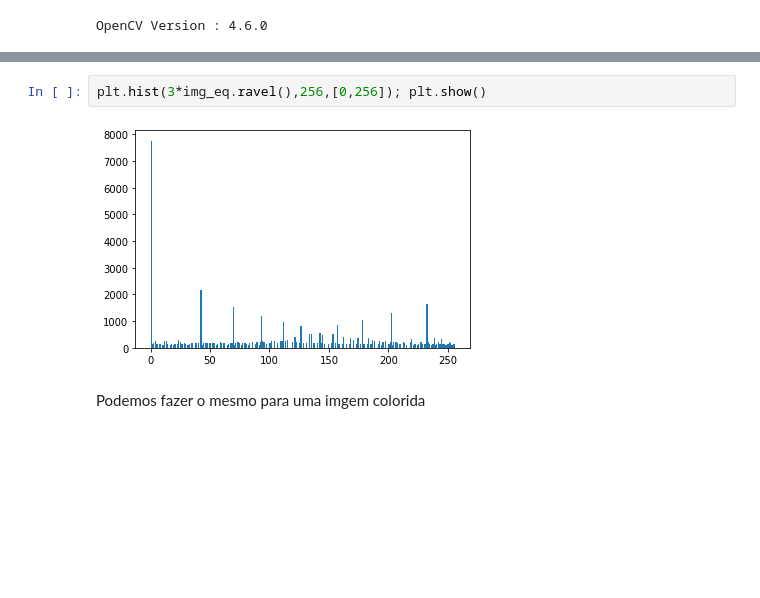
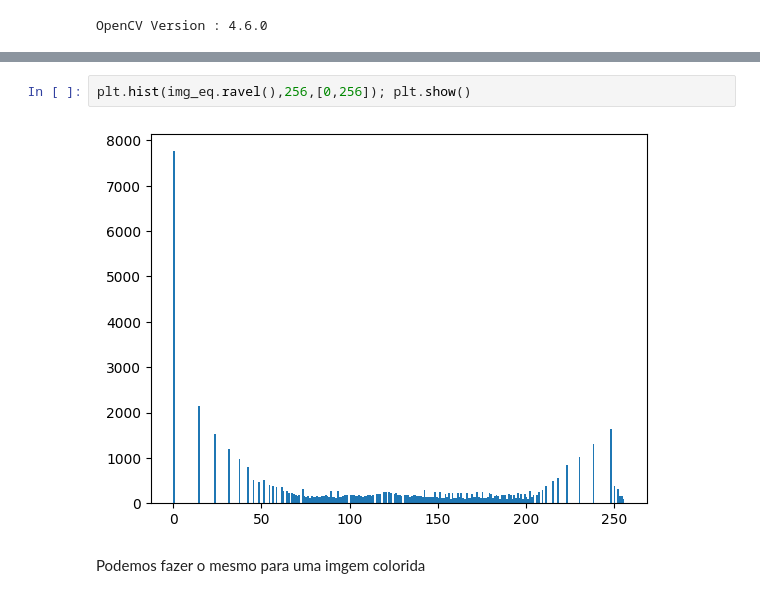
Before and after one commit to arnaldojr/cognitivecomputing, a Jupyter notebook: material/aulas/PDI/lab03/atividade3.ipynb, the cells around one changed output, grey strips where cells are left out. Cells and saved outputs as stored; diff of their text form; blank space fills up the shorter version.

```diff
--- a/material/aulas/PDI/lab03/atividade3.ipynb
+++ b/material/aulas/PDI/lab03/atividade3.ipynb
@@ -62,7 +44,7 @@ plt.imshow(3*img_eq, cmap="Greys_r", vmin=0, vmax=255)
 # %%
-plt.hist(3*img_eq.ravel(),256,[0,256]); plt.show()
+plt.hist(img_eq.ravel(),256,[0,256]); plt.show()
 # %% [output]
-[figure, old version]
+[figure, new version]
 # %% [markdown]
 Podemos fazer o mesmo para uma imgem colorida
 # %%
```
Also changed, not shown: parts of 23 cells of this notebook.
